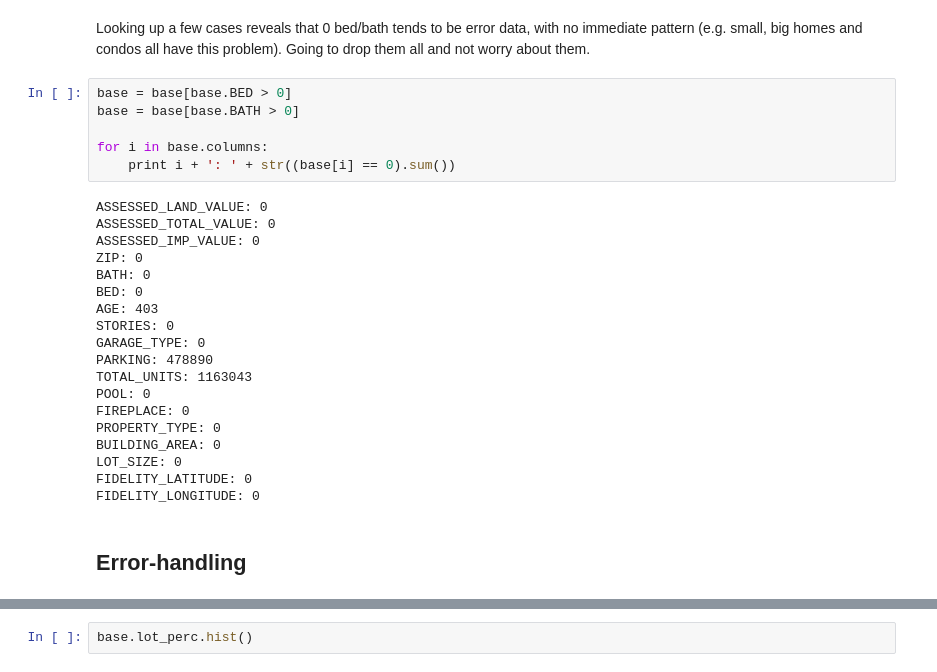
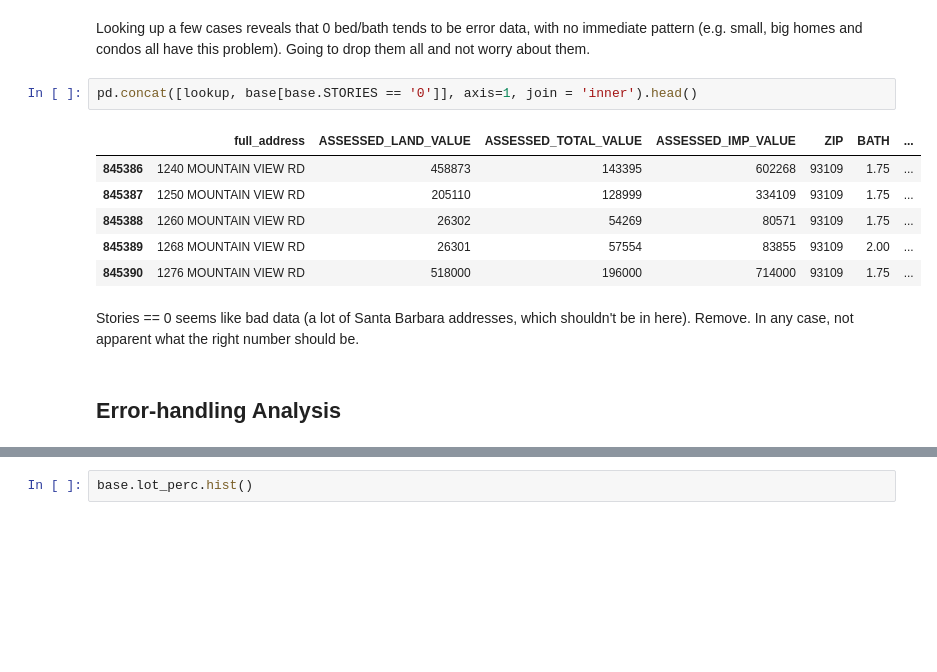
Before and after one commit to selwyth/featurehoods, a Jupyter notebook: work_sql_interface.ipynb, the cells around one changed output, grey strips where cells are left out. Saved outputs shown, nothing was run; the diff lists cells and outputs as text; blank space fills up the shorter version.

```diff
--- a/work_sql_interface.ipynb
+++ b/work_sql_interface.ipynb
@@ -182,32 +161,18 @@ base[base.BATH == 0].head()
 # %% [markdown]
 Looking up a few cases reveals that 0 bed/bath tends to be error data, with no immediate pattern (e.g. small, big homes and condos all have this problem). Going to drop them all and not worry about them.
-# %%
-base = base[base.BED > 0]
-base = base[base.BATH > 0]
-
-for i in base.columns:
-    print i + ': ' + str((base[i] == 0).sum())
-# %% [output]
-ASSESSED_LAND_VALUE: 0
-ASSESSED_TOTAL_VALUE: 0
-ASSESSED_IMP_VALUE: 0
-ZIP: 0
-BATH: 0
-BED: 0
-AGE: 403
-STORIES: 0
-GARAGE_TYPE: 0
-PARKING: 478890
-TOTAL_UNITS: 1163043
-POOL: 0
-FIREPLACE: 0
-PROPERTY_TYPE: 0
-BUILDING_AREA: 0
-LOT_SIZE: 0
-FIDELITY_LATITUDE: 0
-FIDELITY_LONGITUDE: 0
+# %%
+pd.concat([lookup, base[base.STORIES == '0']], axis=1, join = 'inner').head()
+# %% [output]
+|  | full_address | ASSESSED_LAND_VALUE | ASSESSED_TOTAL_VALUE | ASSESSED_IMP_VALUE | ZIP | BATH | ... |
+| 845386 | 1240 MOUNTAIN VIEW RD | 458873 | 143395 | 602268 | 93109 | 1.75 | ... |
+| 845387 | 1250 MOUNTAIN VIEW RD | 205110 | 128999 | 334109 | 93109 | 1.75 | ... |
+| 845388 | 1260 MOUNTAIN VIEW RD | 26302 | 54269 | 80571 | 93109 | 1.75 | ... |
+| 845389 | 1268 MOUNTAIN VIEW RD | 26301 | 57554 | 83855 | 93109 | 2.00 | ... |
+| 845390 | 1276 MOUNTAIN VIEW RD | 518000 | 196000 | 714000 | 93109 | 1.75 | ... |
+# %% [markdown]
+Stories == 0 seems like bad data (a lot of Santa Barbara addresses, which shouldn't be in here). Remove. In any case, not apparent what the right number should be.
 # %% [markdown]
-## Error-handling
+## Error-handling Analysis
 # %%
 len(base) - base.count() # how many errors?
 # %% [output]
```
Also changed, not shown: parts of 26 cells of this notebook.
